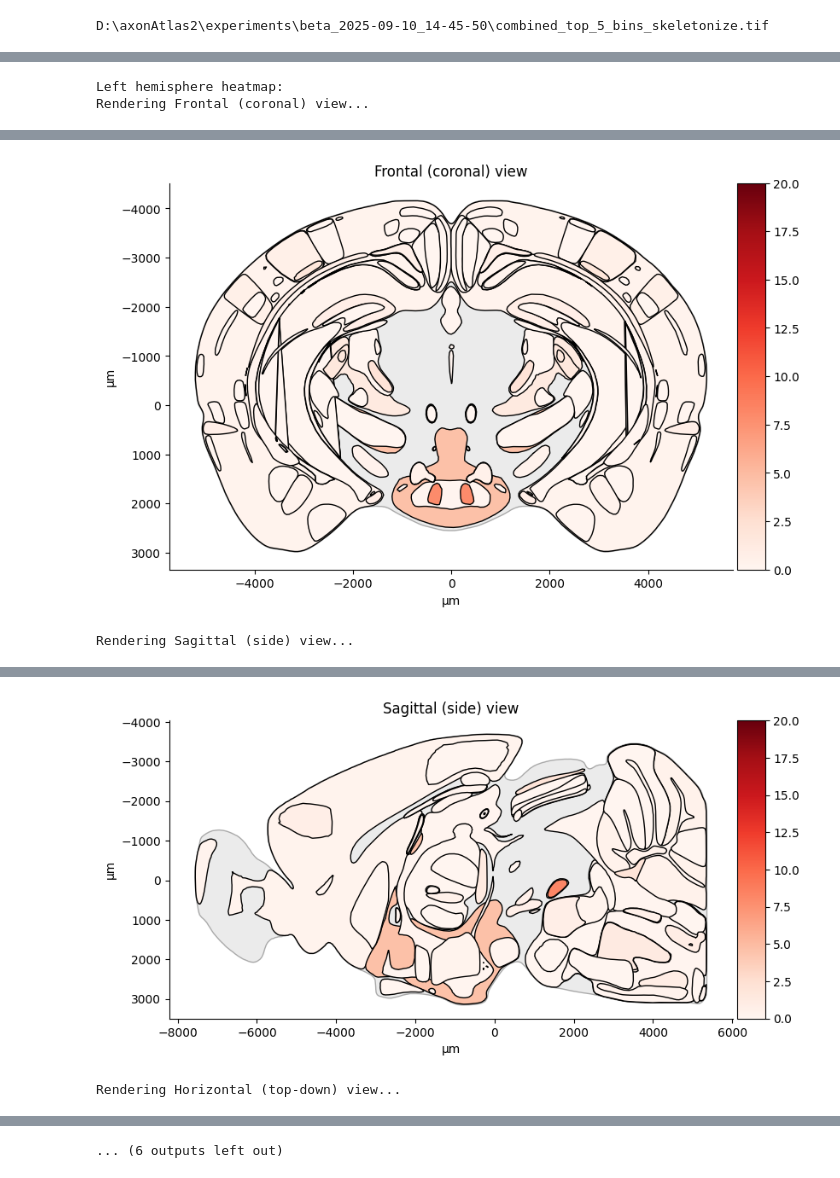
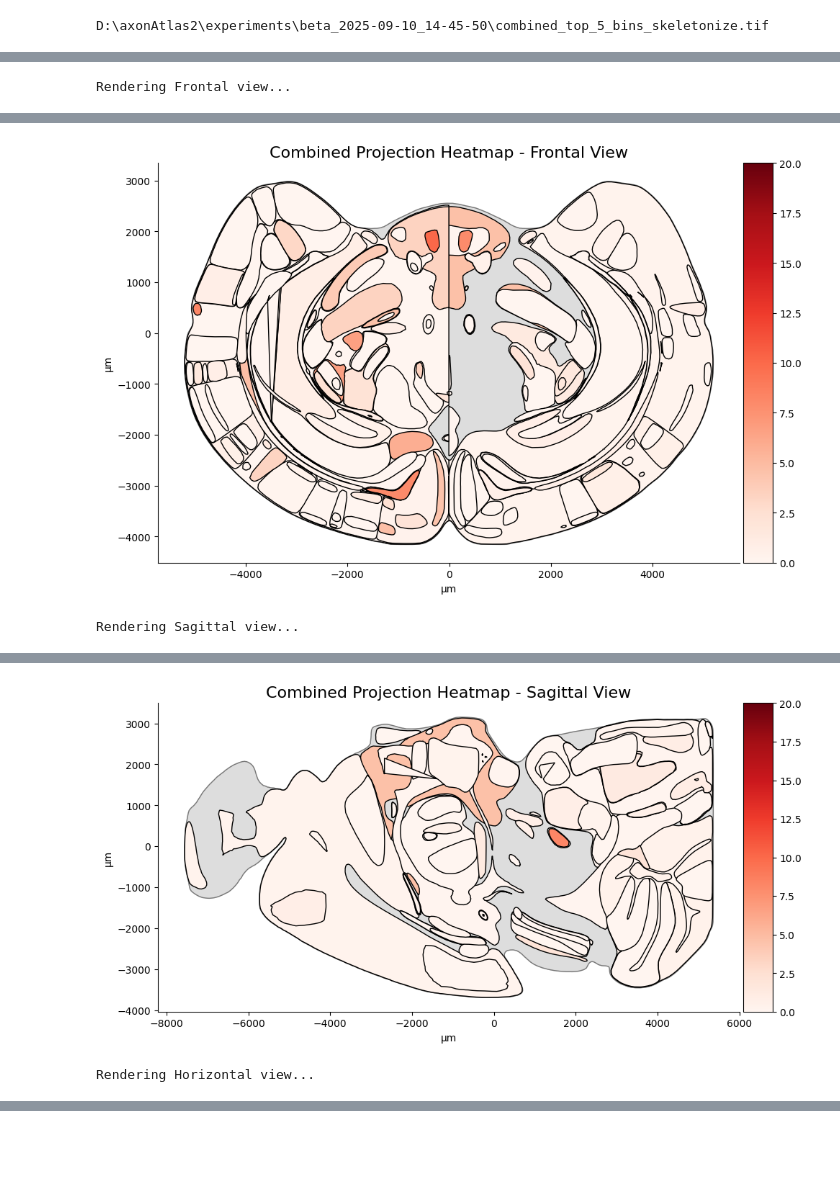
Before and after one commit to c3rry/axonAtlas2, a Jupyter notebook: axonAtlas2_quantification.ipynb, the cells around one changed output, grey strips where cells are left out. Drawn from its saved outputs; the diff is of its cells as text; code cells hidden in the pictures; blank space fills up the shorter version.

```diff
--- a/axonAtlas2_quantification.ipynb
+++ b/axonAtlas2_quantification.ipynb
@@ -43,7 +44,7 @@ Completed! Processed 506 region-hemisphere pairs.
 506 rows × 7 columns
 # %%
 path = exp_path + "/axon_df.csv"
-#df = pd.read_csv(path)
+df = pd.read_csv(path)
 df.to_csv(path, index=False)
 # %%
 axon_dict = axonDict(df)
@@ -75,39 +78,39 @@ Passing `palette` without assigning `hue` is deprecated and will be removed in v
 [figure]
 # %%
+import brainglobe_heatmap as bgh
 #bg_heatmap(values = axon_dict, annotate_regions=False, thickness=20)
 
 # Only keep left hemisphere regions
 #left_axon_dict = {k: v for k, v in axon_dict.items() if k.endswith('_L')}
 
-#bg_heatmap(values=left_axon_dict, annotate_regions=False, thickness=20, vmin =0, vmax=20)
+bg_heatmap(values=axon_dict, annotate_regions=False, thickness=20, vmin =0, vmax=20)
 
 # --- Split DataFrame into left and right hemisphere dictionaries ---
-left_dict = {}
+'''left_dict = {}
 right_dict = {}
 
 for _, row in df.iterrows():
     # Remove '_left' and '_right' suffix for compatibility with BrainGlobe acronyms
     if row['hemisphere'] == 'Left':
         base_acronym = row['acronym'].replace('_left', '')
         left_dict[base_acronym] = row['percentage']
     elif row['hemisphere'] == 'Right':
         base_acronym = row['acronym'].replace('_right', '')
         right_dict[base_acronym] = row['percentage']
 
 # --- Visualize left hemisphere ---
 print("Left hemisphere heatmap:")
 bg_heatmap(values=left_dict, vmin=0, vmax=20, annotate_regions=False, thickness=20)
 
 # --- Visualize right hemisphere ---
 print("Right hemisphere heatmap:")
-bg_heatmap(values=right_dict, vmin=0, vmax=20, annotate_regions=False, thickness=20)
+bg_heatmap(values=right_dict, vmin=0, vmax=20, annotate_regions=False, thickness=20)'''
 # %% [output]
-Left hemisphere heatmap:
-Rendering Frontal (coronal) view...
+Rendering Frontal view...
 [interactive output not drawn]
-[figure, old version]
+[figure, new version]
-Rendering Sagittal (side) view...
+Rendering Sagittal view...
 [interactive output not drawn]
-[figure, old version]
+[figure, new version]
-Rendering Horizontal (top-down) view...
+Rendering Horizontal view...
 [interactive output not drawn]
@@ -119 +126,0 @@ Rendering Frontal (coronal) view...
-... (6 outputs left out)
```
Also changed, not shown: parts of 4 cells of this notebook.
